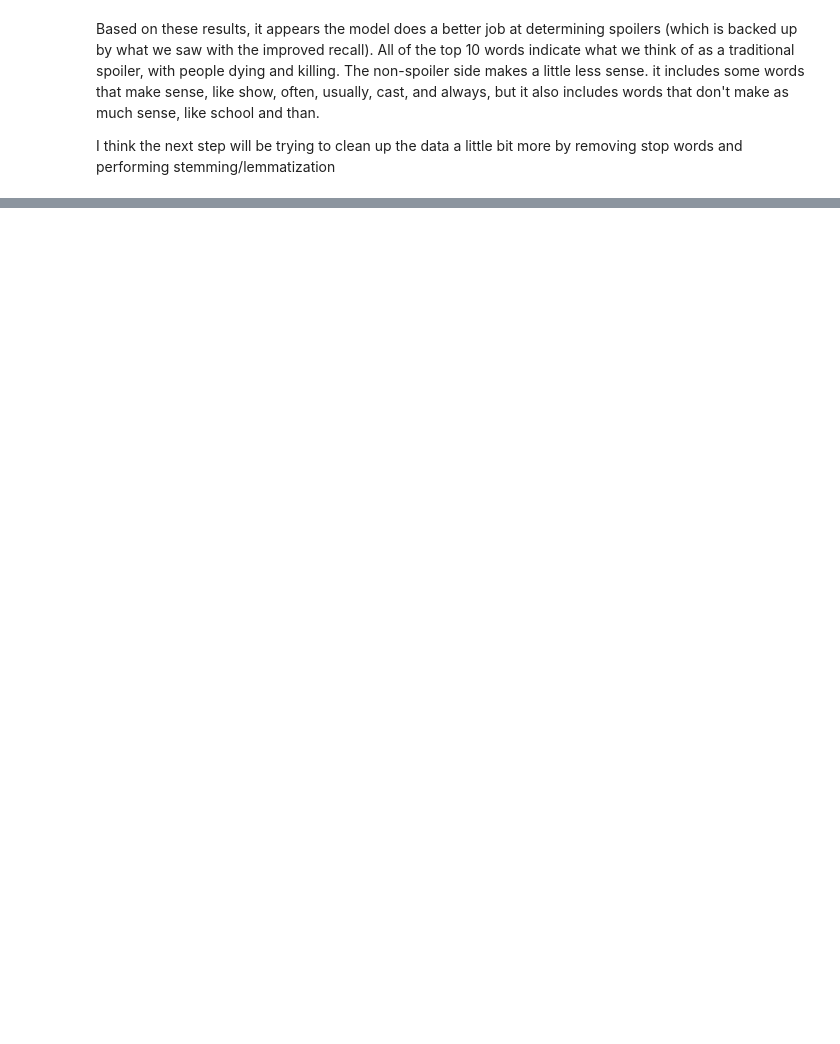
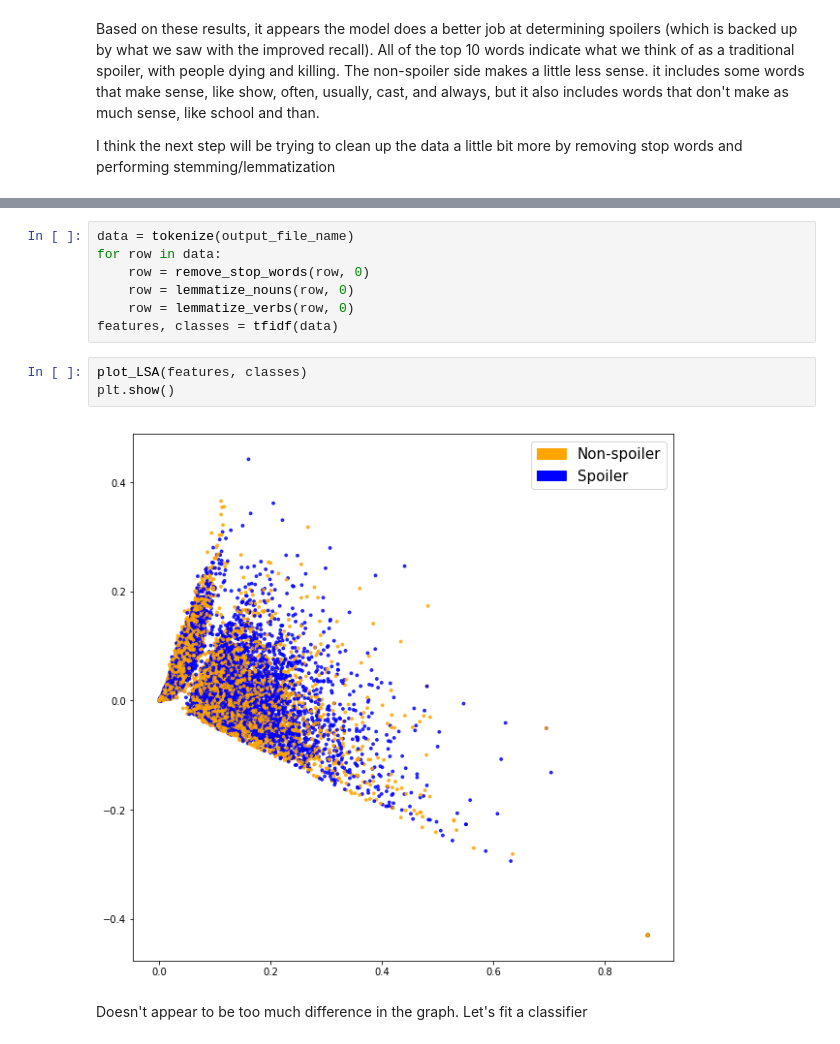
Before and after one commit to ryansmick/victor, a Jupyter notebook: model_selection.ipynb, the cells around one changed output, grey strips where cells are left out. Saved outputs shown, nothing was run; the diff lists cells and outputs as text; blank space fills up the shorter version.

```diff
--- a/model_selection.ipynb
+++ b/model_selection.ipynb
@@ -558,0 +642,14 @@ I think the next step will be trying to clean up the data a little bit more by r
+# %%
+data = tokenize(output_file_name)
+for row in data:
+    row = remove_stop_words(row, 0)
+    row = lemmatize_nouns(row, 0)
+    row = lemmatize_verbs(row, 0)
+features, classes = tfidf(data)
+# %%
+plot_LSA(features, classes)
+plt.show()
+# %% [output]
+[figure, added]
+# %% [markdown]
+Doesn't appear to be too much difference in the graph. Let's fit a classifier
```
Also changed, not shown: parts of 25 cells of this notebook.
